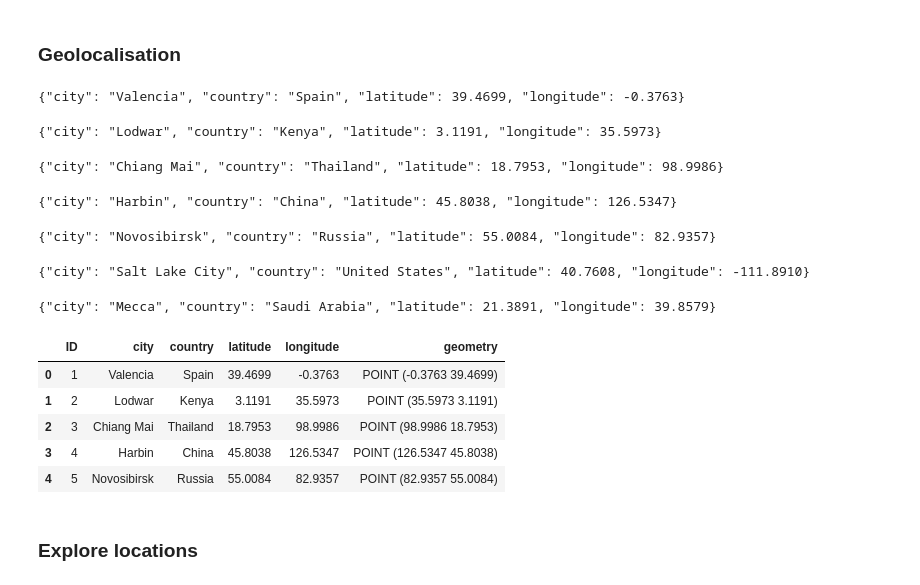
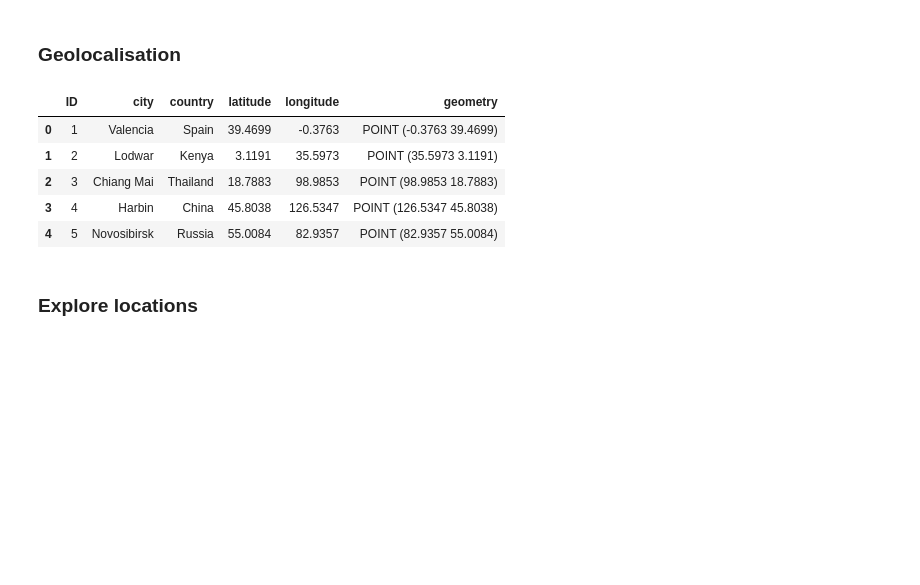
Before and after one commit to Gerrit94/image_registration, a Jupyter notebook: notebooks/geolocalisation_chatgpt.ipynb, the cells around one changed output. Drawn from its saved outputs; the diff is of its cells as text; code cells hidden in the pictures; blank space fills up the shorter version.

```diff
--- a/notebooks/geolocalisation_chatgpt.ipynb
+++ b/notebooks/geolocalisation_chatgpt.ipynb
@@ -137,46 +137,40 @@ df_locations.head()
 # %%
 # Get results
 responses = []
 for _, row in tqdm(df_locations.iterrows(), total=len(df_locations)):
-    # Get image file path ()
-    file_path_fig = os.path.join(dir_path_images, f"{row["ID"]:03d}.jpg")
+    # Get image file path
+    file_path_image = os.path.join(dir_path_images, f"{row["ID"]:03d}.jpg")
 
     # Check if file exists
-    if not os.path.exists(file_path_fig):
-        print(os.path.basename(file_path_fig), "does not exist. Skipping.")
+    if not os.path.exists(file_path_image):
+        print(os.path.basename(file_path_image), "does not exist. Skipping.")
         continue
 
     # Geolocate figure
-    response = geolocate_fig(file_path_fig)
+    response = geolocate_fig(file_path_image)
+
     # Convert JSON string to dictionary
     response = eval(response)
 
     # Append ID to response
     response = {"ID": row["ID"], **response}
 
     # Add response to list
     responses.append(response)
 
 # Convert responses to DataFrame
 df_responses = pd.DataFrame(responses)
 
 # Convert to GeoDataFrame
 gdf_responses = gpd.GeoDataFrame(df_responses, geometry=gpd.points_from_xy(df_responses.longitude, df_responses.latitude), crs="EPSG:4326")
 
 # Display locations
 gdf_responses.head()
 # %% [output]
-{"city": "Valencia", "country": "Spain", "latitude": 39.4699, "longitude": -0.3763}
-{"city": "Lodwar", "country": "Kenya", "latitude": 3.1191, "longitude": 35.5973}
-{"city": "Chiang Mai", "country": "Thailand", "latitude": 18.7953, "longitude": 98.9986}
-{"city": "Harbin", "country": "China", "latitude": 45.8038, "longitude": 126.5347}
-{"city": "Novosibirsk", "country": "Russia", "latitude": 55.0084, "longitude": 82.9357}
-{"city": "Salt Lake City", "country": "United States", "latitude": 40.7608, "longitude": -111.8910}
-{"city": "Mecca", "country": "Saudi Arabia", "latitude": 21.3891, "longitude": 39.8579}
 |  | ID | city | country | latitude | longitude | geometry |
 | 0 | 1 | Valencia | Spain | 39.4699 | -0.3763 | POINT (-0.3763 39.4699) |
 | 1 | 2 | Lodwar | Kenya | 3.1191 | 35.5973 | POINT (35.5973 3.1191) |
-| 2 | 3 | Chiang Mai | Thailand | 18.7953 | 98.9986 | POINT (98.9986 18.7953) |
+| 2 | 3 | Chiang Mai | Thailand | 18.7883 | 98.9853 | POINT (98.9853 18.7883) |
 | 3 | 4 | Harbin | China | 45.8038 | 126.5347 | POINT (126.5347 45.8038) |
 | 4 | 5 | Novosibirsk | Russia | 55.0084 | 82.9357 | POINT (82.9357 55.0084) |
 # %% [markdown]
```
Also changed, not shown: parts of 1 cell of this notebook, 1 other file.
